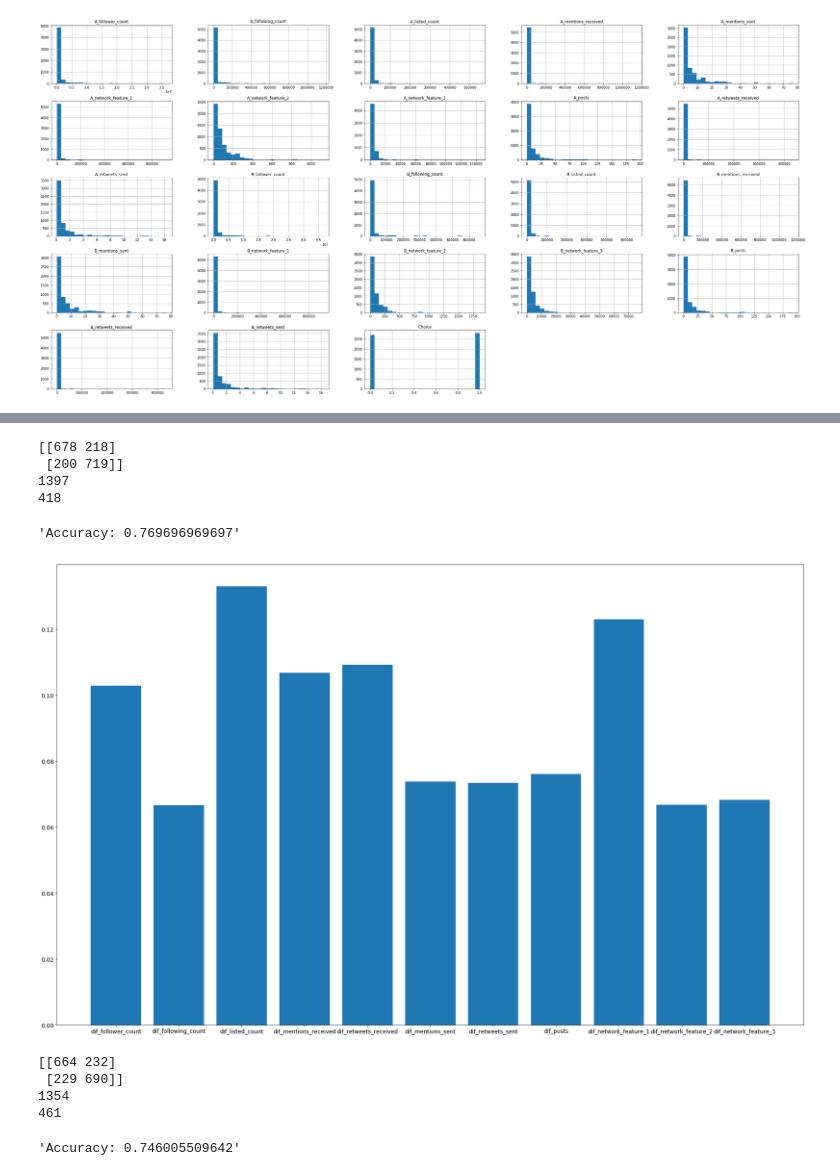
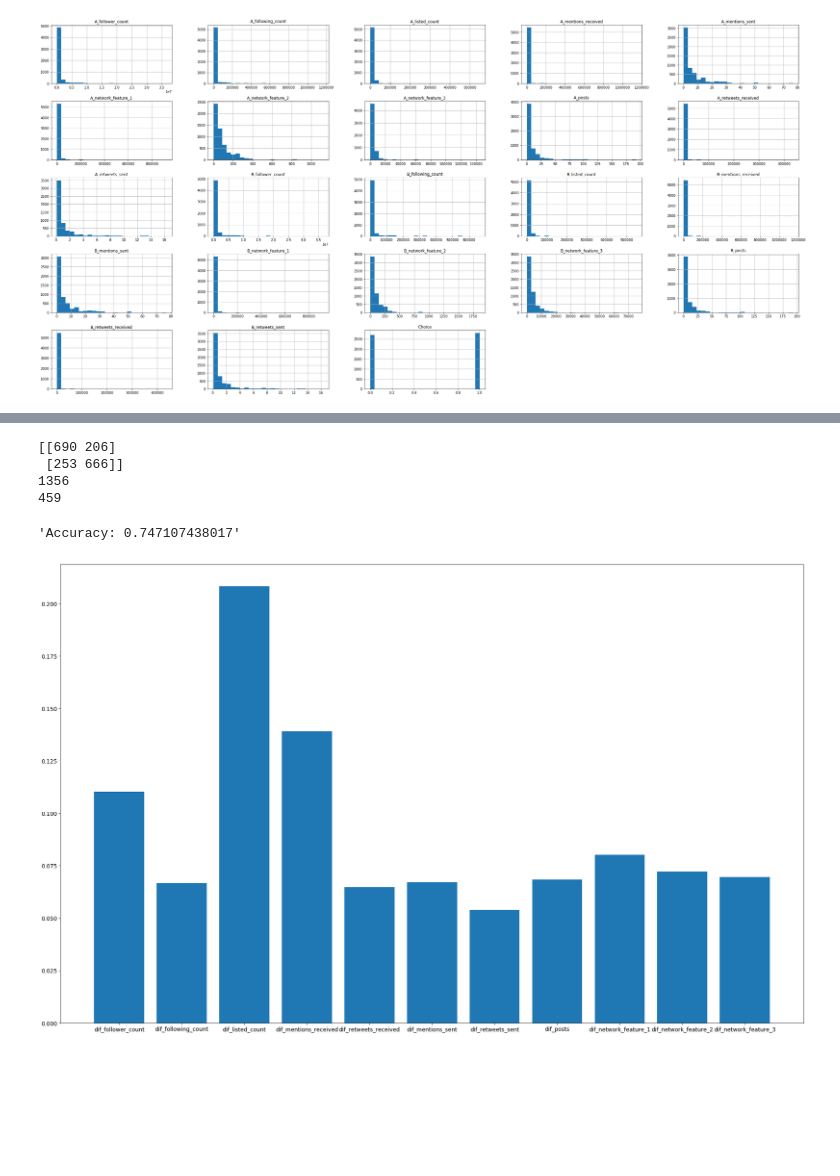
Before and after one commit to JakeTheWise/socialitics, a Jupyter notebook: proj1/q1/q1.ipynb, the cells around one changed output, grey strips where cells are left out. Drawn from its saved outputs; the diff is of its cells as text; code cells hidden in the pictures; blank space fills up the shorter version.

```diff
--- a/proj1/q1/q1.ipynb
+++ b/proj1/q1/q1.ipynb
@@ -100,15 +80,3 @@ def evaluate_model(model):
     print num_correct
     print num_incorrect
     return "Accuracy: " + str(float(num_correct)/ float(num_correct + num_incorrect))
-# %%
-from sklearn.ensemble import RandomForestClassifier
-#n_estimators, max_features, max_depth
-from sklearn.model_selection import GridSearchCV
-import numpy as np
-parameters = {
-    'n_estimators': np.arange(1,80,5),
-    'max_features': np.arange(1,10,2)
-}
-forest = RandomForestClassifier()
-grid = GridSearchCV(forest,parameters,n_jobs = 3,scoring = 'accuracy',cv = 5)
-grid.fit(X_train,y_train)
@@ -127,43 +83,23 @@ GridSearchCV(cv=5, error_score='raise',
-# %%
-best_random_forest = grid.best_estimator_
-evaluate_model(best_random_forest)
-# %% [output]
-[[678 218]
- [200 719]]
-1397
-418
-'Accuracy: 0.769696969697'
+# %%
+from sklearn.ensemble import RandomForestClassifier
+
+forest = RandomForestClassifier()
+forest.fit(X_train,y_train)
+evaluate_model(forest)
+# %% [output]
+[[690 206]
+ [253 666]]
+1356
+459
+'Accuracy: 0.747107438017'
 # %%
 def plot_variable_significances(model):
     var_sig = model.feature_importances_
     plt.figure(figsize = (30,19))
     plt.bar(range(len(X_train.columns)),var_sig,
     tick_label = X_train.columns)
     plt.tick_params(axis = 'both',labelsize = 12.5)
     plt.show()
-plot_variable_significances(best_random_forest)
+plot_variable_significances(forest)
 # %% [output]
-[figure, old version]
+[figure, new version]
-# %%
-from sklearn import linear_model, metrics
-from sklearn.preprocessing import MinMaxScaler
-from sklearn.preprocessing import StandardScaler
-
-scaler_minmax = MinMaxScaler()
-X_train_scale_minmax = scaler_minmax.fit_transform(X_train)
-X_test_scale_minmax = scaler_minmax.transform(X_test)
-
-scaler_std = StandardScaler()
-X_train_scale_std = scaler_std.fit_transform(X_train)
-X_test_scale_std = scaler_std.transform(X_test)
-
-logistic_l2 = linear_model.LogisticRegression(penalty = 'l2',C=1000000)
-logistic_l2.fit(X_train,y_train)
-log_pred_l2 =logistic_l2.predict(X_test)
-evaluate_model(logistic_l2)
-# %% [output]
-[[664 232]
- [229 690]]
-1354
-461
-'Accuracy: 0.746005509642'
```
Also changed, not shown: parts of 17 cells of this notebook.
